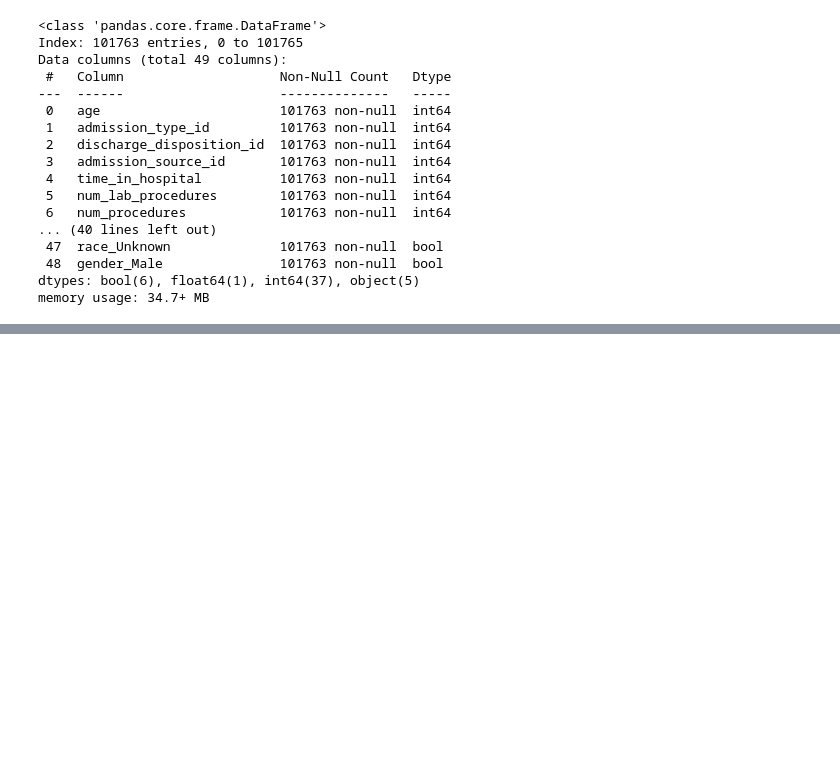
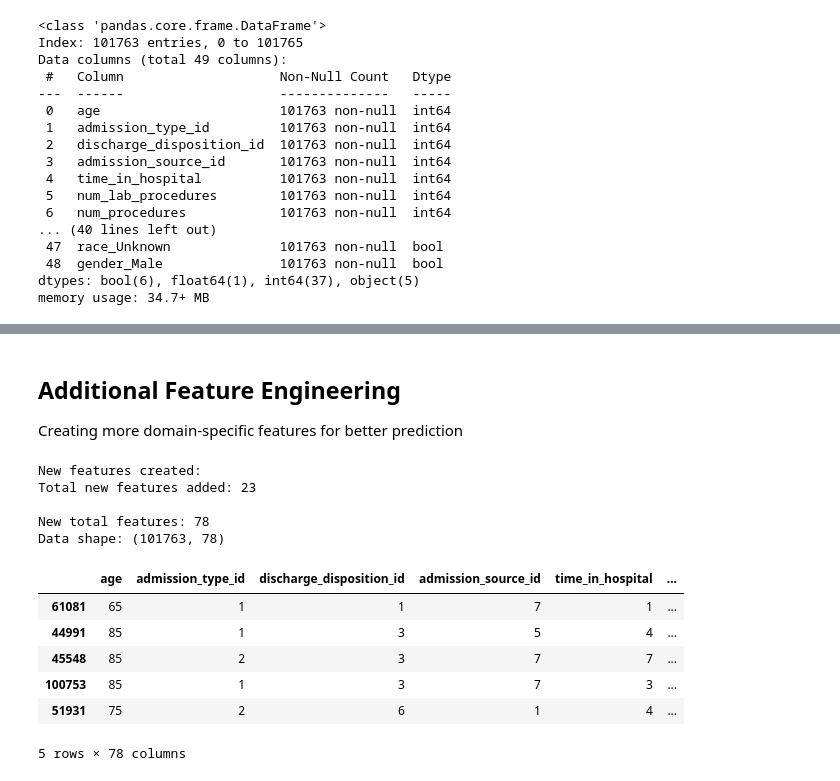
Before and after one commit to onchonga-programmer/patients-readmission, a Jupyter notebook: patient_readmission_cdss/notebooks/1_eda.ipynb, the cells around one changed output, grey strips where cells are left out. Cells and saved outputs as stored; diff of their text form; code cells hidden in the pictures; blank space fills up the shorter version.

```diff
--- a/patient_readmission_cdss/notebooks/1_eda.ipynb
+++ b/patient_readmission_cdss/notebooks/1_eda.ipynb
@@ -427,0 +517,3 @@ data[['total_prior_visits', 'meds_per_day', 'labs_per_day',
+# %% [markdown]
+## Additional Feature Engineering
+Creating more domain-specific features for better prediction
@@ -427,0 +539,11 @@ data[['total_prior_visits', 'meds_per_day', 'labs_per_day',
+# %%
+# 5. Glucose control indicators
+clean_df['glucose_test_done'] = (clean_df['max_glu_serum'] != 'None').astype(int)
+clean_df['high_glucose'] = clean_df['max_glu_serum'].isin(['>200', '>300']).astype(int)
+
+# 6. A1C test indicators
+clean_df['a1c_test_done'] = (clean_df['A1Cresult'] != 'None').astype(int)
+clean_df['high_a1c'] = clean_df['A1Cresult'].isin(['>7', '>8']).astype(int)
+
+# 7. Poor diabetes control (high glucose OR high A1C)
+clean_df['poor_diabetes_control'] = ((clean_df['high_glucose'] == 1) | (clean_df['high_a1c'] == 1)).astype(int)
@@ -427,0 +625,47 @@ data[['total_prior_visits', 'meds_per_day', 'labs_per_day',
+# %%
+# 11. Interaction features (combinations that might be important)
+# Elderly with multiple medications
+clean_df['elderly_polypharmacy'] = (clean_df['is_elderly'] * clean_df['polypharmacy'])
+
+# Poor control with medication change (management adjustment)
+clean_df['poor_control_with_change'] = (clean_df['poor_diabetes_control'] * clean_df['change'])
+
+# Prior admission with poor control
+clean_df['readmit_risk_combo'] = (clean_df['had_prior_admission'] * clean_df['poor_diabetes_control'])
+
+# 12. Emergency admission indicator (higher risk)
+clean_df['emergency_admission'] = (clean_df['admission_type_id'] == 1).astype(int)
+
+# 13. Discharged to home indicator (vs nursing facility, etc.)
+# Disposition 1 = home, others are facilities/transfers
+clean_df['discharged_to_home'] = (clean_df['discharge_disposition_id'] == 1).astype(int)
+# %%
+# Display summary of all new features
+print("New features created:")
+new_features = ['polypharmacy', 'num_diabetes_meds', 'on_insulin', 'on_metformin',
+                'glucose_test_done', 'high_glucose', 'a1c_test_done', 'high_a1c',
+                'poor_diabetes_control', 'diag_1_category', 'diag_2_category', 'diag_3_category',
+                'primary_diag_diabetes', 'has_circulatory_condition', 'long_hospital_stay',
+                'high_intensity_care', 'frequent_emergency', 'high_comorbidity',
+                'elderly_polypharmacy', 'poor_control_with_change', 'readmit_risk_combo',
+                'emergency_admission', 'discharged_to_home']
+
+print(f"Total new features added: {len(new_features)}")
+print(f"\nNew total features: {len(clean_df.columns)}")
+print(f"Data shape: {clean_df.shape}")
+
+# Show sample
+clean_df.sample(5)
+# %% [output]
+New features created:
+Total new features added: 23
+
+New total features: 78
+Data shape: (101763, 78)
+|  | age | admission_type_id | discharge_disposition_id | admission_source_id | time_in_hospital | ... |
+| 61081 | 65 | 1 | 1 | 7 | 1 | ... |
+| 44991 | 85 | 1 | 3 | 5 | 4 | ... |
+| 45548 | 85 | 2 | 3 | 7 | 7 | ... |
+| 100753 | 85 | 1 | 3 | 7 | 3 | ... |
+| 51931 | 75 | 2 | 6 | 1 | 4 | ... |
+5 rows × 78 columns
```
Also changed, not shown: parts of 42 cells of this notebook.
